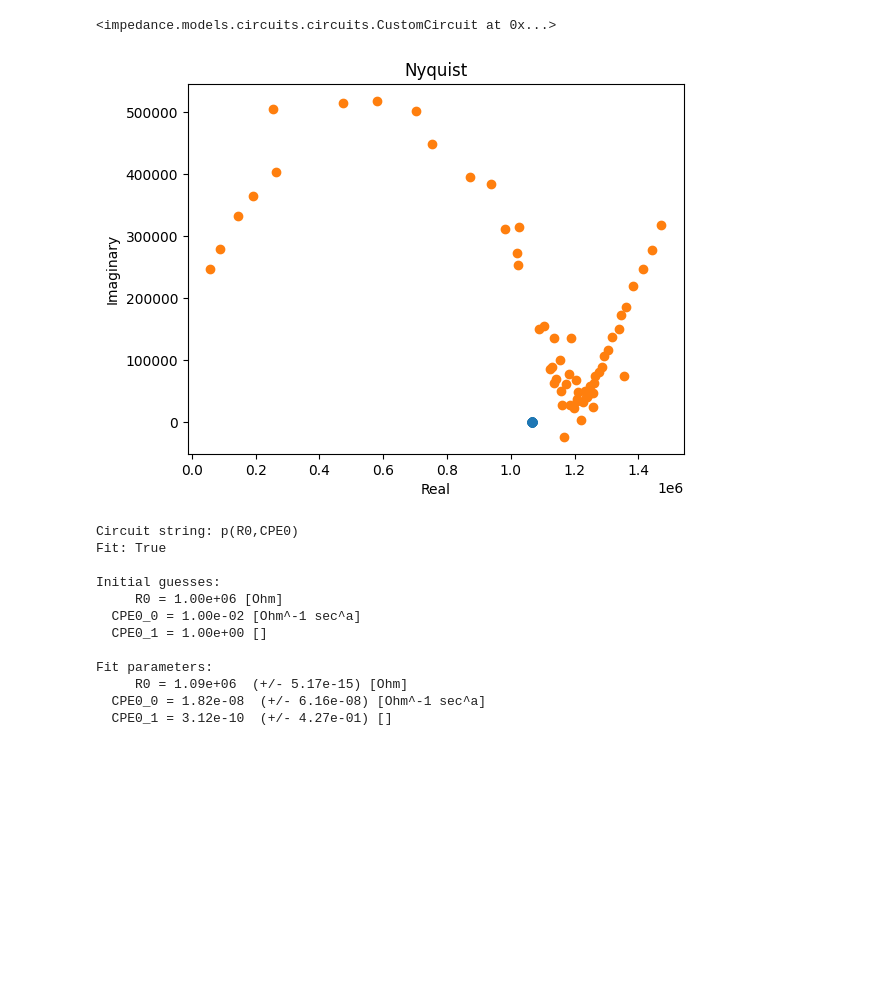
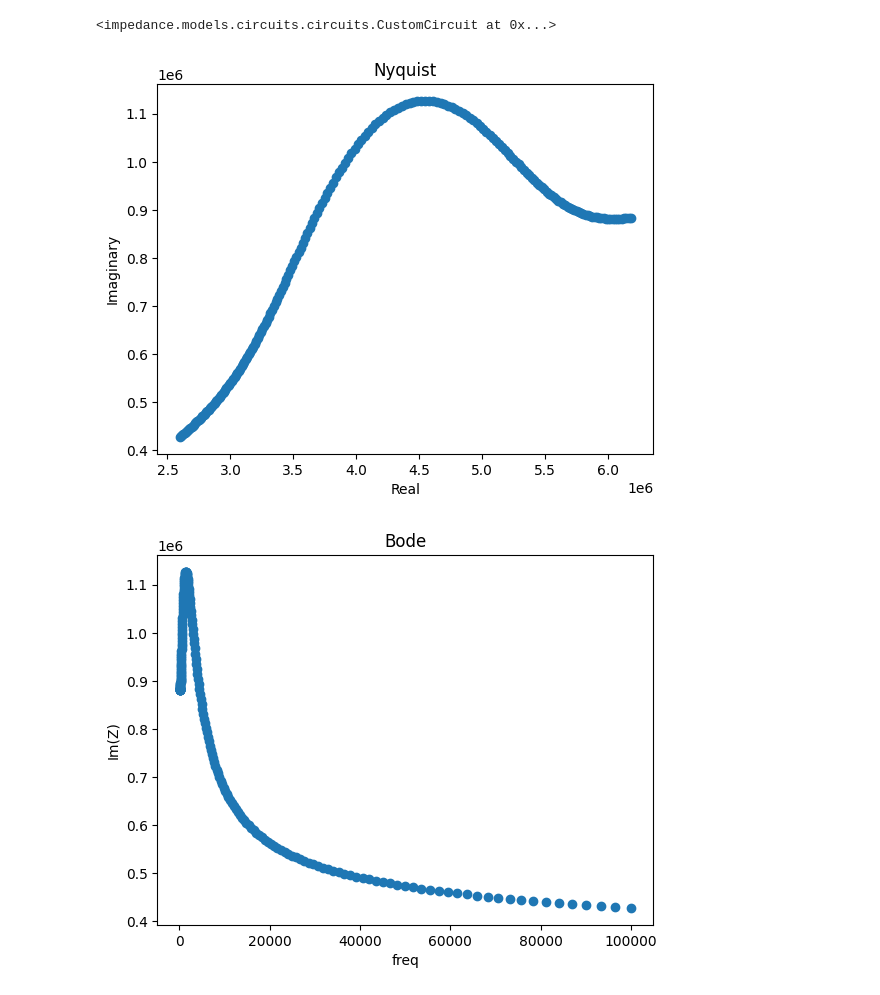
Before and after one commit to beepmo/gator, a Jupyter notebook: data/06-20/litao3_gating.ipynb, the cells around one changed output. Saved outputs shown, nothing was run; the diff lists cells and outputs as text; code cells hidden in the pictures; blank space fills up the shorter version.

```diff
--- a/data/06-20/litao3_gating.ipynb
+++ b/data/06-20/litao3_gating.ipynb
@@ -231,8 +232,10 @@ plt.show()
 [figure]
 [figure]
 # %%
-circuit = 'p(R0,CPE0)'
-init = [1e6,1e-2,1]
+circuit = 'p(R0,C0)-CPE0'
+init = [1e6,1e-10,1e-7,0.1]
+# circuit = 'p(R0,C0)'
+# init = [1e6,1e-10]
 
 circuit = CustomCircuit(circuit, initial_guess=init)
 # %%
@@ -240,28 +243,21 @@ circuit.fit(freqs, Z)
 # %% [output]
 <impedance.models.circuits.circuits.CustomCircuit at 0x...>
 # %%
-Z_fit = circuit.predict(freqs)
+range = np.logspace(2,5,200)
+Z_fit = circuit.predict(range)
 
 plt.plot(Z_fit.real, -Z_fit.imag, 'o')
-plt.plot(Z.real, -Z.imag, 'o')
+# plt.plot(Z.real, -Z.imag, 'o')
 plt.ylabel('Imaginary')
 plt.xlabel('Real')
 plt.title('Nyquist')
 plt.show()
+
+plt.plot(range, -Z_fit.imag, 'o')
+plt.ylabel('Im(Z)')
+plt.xlabel('freq')
+plt.title('Bode')
+plt.show()
 # %% [output]
-[figure, old version]
+[figure, new version]
+[figure, added]
-# %%
-print(circuit)
-# %% [output]
-Circuit string: p(R0,CPE0)
-Fit: True
-
-Initial guesses:
-     R0 = 1.00e+06 [Ohm]
-  CPE0_0 = 1.00e-02 [Ohm^-1 sec^a]
-  CPE0_1 = 1.00e+00 []
-
-Fit parameters:
-     R0 = 1.09e+06  (+/- 5.17e-15) [Ohm]
-  CPE0_0 = 1.82e-08  (+/- 6.16e-08) [Ohm^-1 sec^a]
-  CPE0_1 = 3.12e-10  (+/- 4.27e-01) []
```
Also changed, not shown: parts of 4 cells of this notebook.
